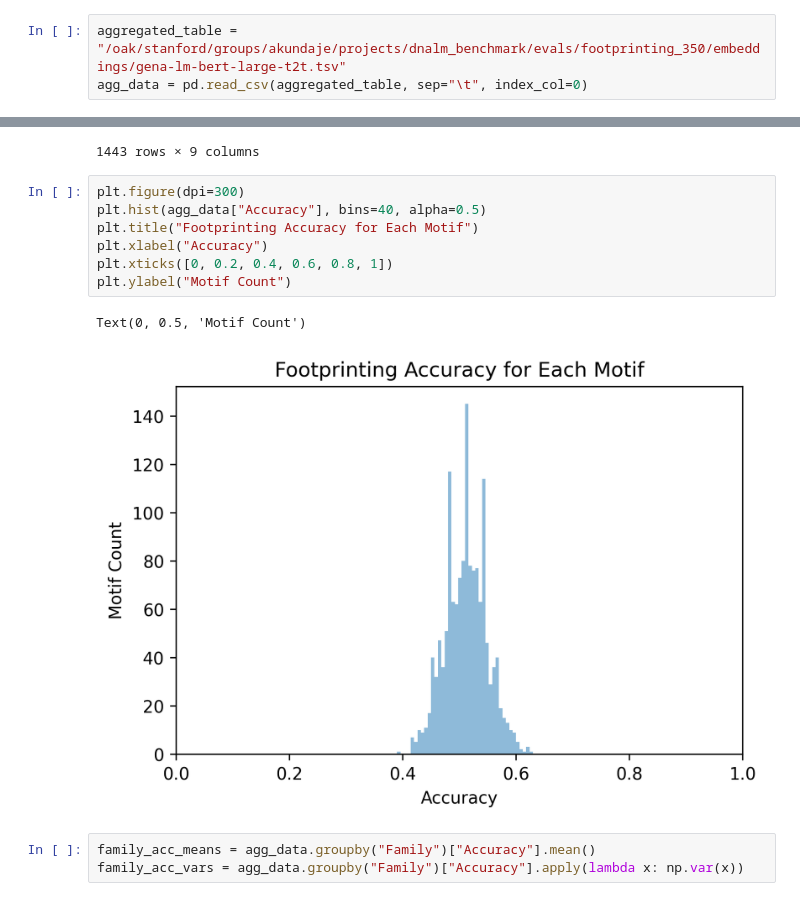
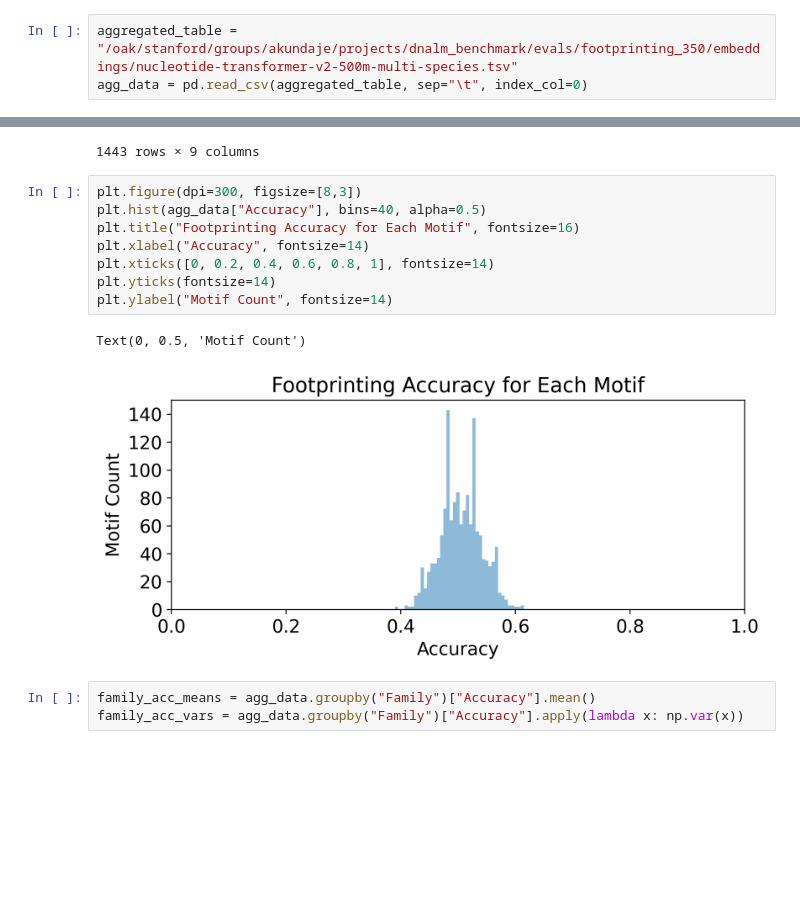
Before and after one commit to kundajelab/DART-Eval, a Jupyter notebook: notebooks/eval_footprinting_embedding.ipynb, the cells around one changed output, grey strips where cells are left out. Drawn from its saved outputs; the diff is of its cells as text; blank space fills up the shorter version.

Commit message:
Updated footprinting notebooks

```diff
--- a/notebooks/eval_footprinting_embedding.ipynb
+++ b/notebooks/eval_footprinting_embedding.ipynb
@@ -5,7 +5,7 @@ import matplotlib.pyplot as plt
 from scipy.stats import wilcoxon
 import pandas as pd
 # %%
-aggregated_table = "/oak/stanford/groups/akundaje/projects/dnalm_benchmark/evals/footprinting_350/embeddings/gena-lm-bert-large-t2t.tsv"
+aggregated_table = "/oak/stanford/groups/akundaje/projects/dnalm_benchmark/evals/footprinting_350/embeddings/nucleotide-transformer-v2-500m-multi-species.tsv"
 agg_data = pd.read_csv(aggregated_table, sep="\t", index_col=0)
 # %%
 motif_family_file = "/oak/stanford/groups/akundaje/projects/dnalm_benchmark/reference/H12CORE_motifs.tsv"
@@ -29,15 +29,16 @@ motif_family_data
 | ZSCA4.H12CORE.0.SM.B | NaN | ZSCAN4 | Zscan4c | B | 0 | S+M | More than 3 adjacent zinc fingers... | ZSCA4_HUMAN | ... |
 1443 rows × 9 columns
 # %%
-plt.figure(dpi=300)
+plt.figure(dpi=300, figsize=[8,3])
 plt.hist(agg_data["Accuracy"], bins=40, alpha=0.5)
-plt.title("Footprinting Accuracy for Each Motif")
-plt.xlabel("Accuracy")
-plt.xticks([0, 0.2, 0.4, 0.6, 0.8, 1])
-plt.ylabel("Motif Count")
+plt.title("Footprinting Accuracy for Each Motif", fontsize=16)
+plt.xlabel("Accuracy", fontsize=14)
+plt.xticks([0, 0.2, 0.4, 0.6, 0.8, 1], fontsize=14)
+plt.yticks(fontsize=14)
+plt.ylabel("Motif Count", fontsize=14)
 # %% [output]
 Text(0, 0.5, 'Motif Count')
-[figure, old version]
+[figure, new version]
 # %%
 family_acc_means = agg_data.groupby("Family")["Accuracy"].mean()
 family_acc_vars = agg_data.groupby("Family")["Accuracy"].apply(lambda x: np.var(x))
```
Also changed, not shown: 2 other files.
